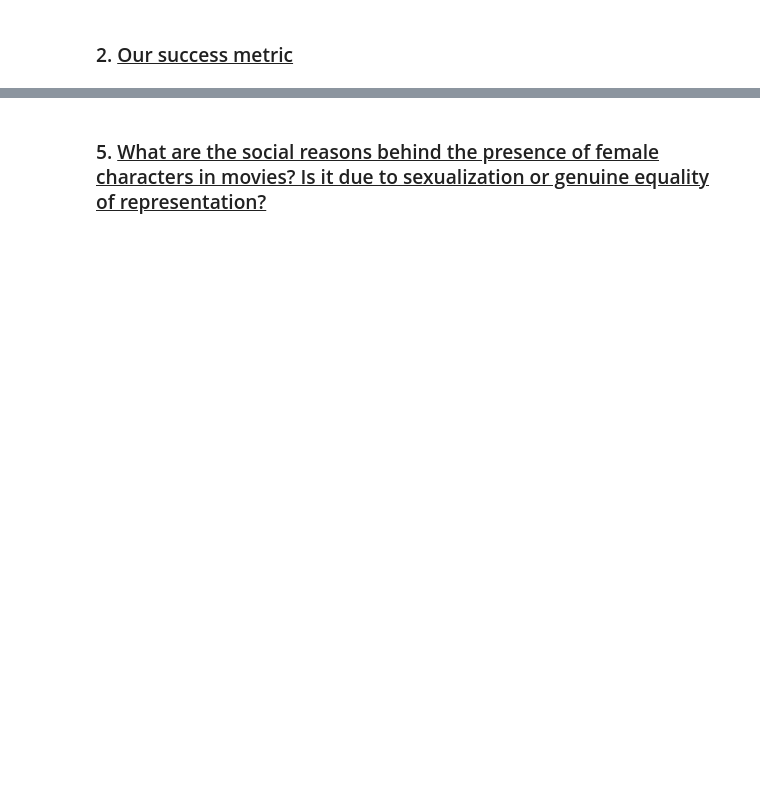
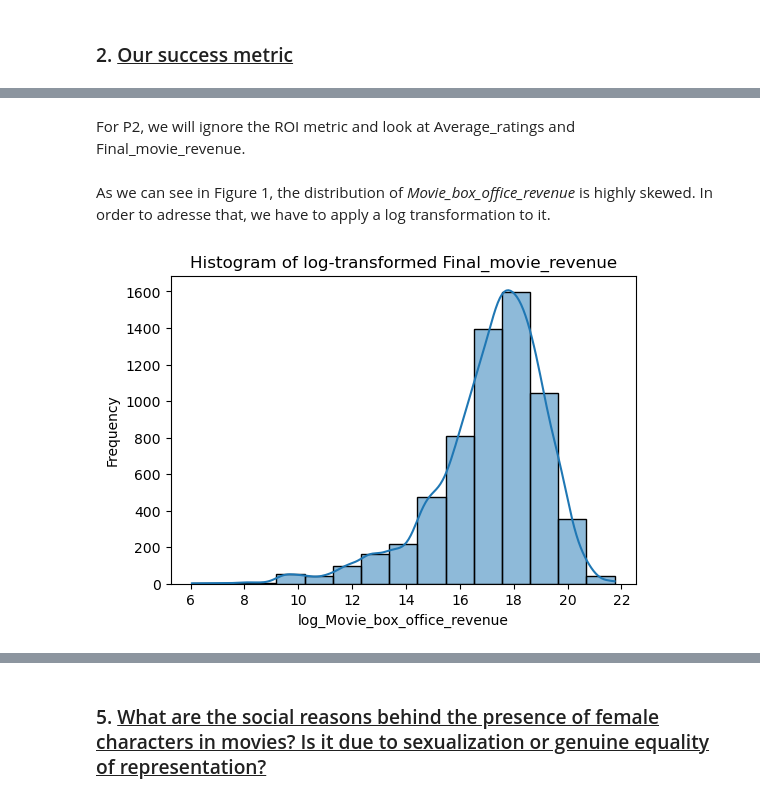
Before and after one commit to epfl-ada/ada-2024-project-kungfupandas24, a Jupyter notebook: results.ipynb, the cells around one changed output, grey strips where cells are left out. Saved outputs shown, nothing was run; the diff lists cells and outputs as text; code cells hidden in the pictures; blank space fills up the shorter version.

```diff
--- a/results.ipynb
+++ b/results.ipynb
@@ -320,0 +688,4 @@ Look at adding starpower
+# %%
+final_df_copy = final_df.copy()
+# %%
+final_df_copy = final_df_copy[final_df_copy["Movie_languages"] != ""]
@@ -320,0 +748,13 @@ Look at adding starpower
+# %% [markdown]
+For P2, we will ignore the ROI metric and look at Average_ratings and Final_movie_revenue.
+# %% [markdown]
+As we can see in Figure 1, the distribution of *Movie_box_office_revenue* is highly skewed. In order to adresse that, we have to apply a log transformation to it.
+# %%
+plt.figure(figsize=(6, 4))
+sns.histplot(final_df_copy['Final_movie_revenue'].apply(math.log1p), kde=True, edgecolor="black", bins=15)
+plt.title("Histogram of log-transformed Final_movie_revenue")
+plt.xlabel("log_Movie_box_office_revenue")
+plt.ylabel("Frequency")
+plt.show()
+# %% [output]
+[figure, added]
```
Also changed, not shown: parts of 163 cells of this notebook.
